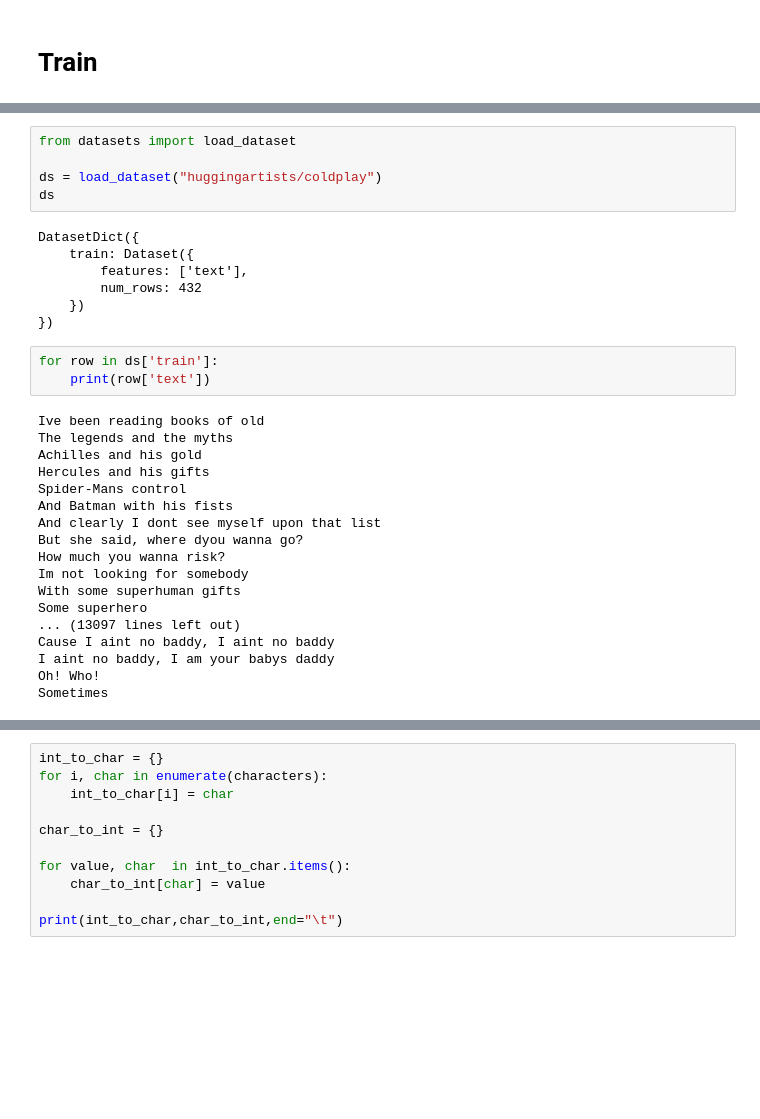
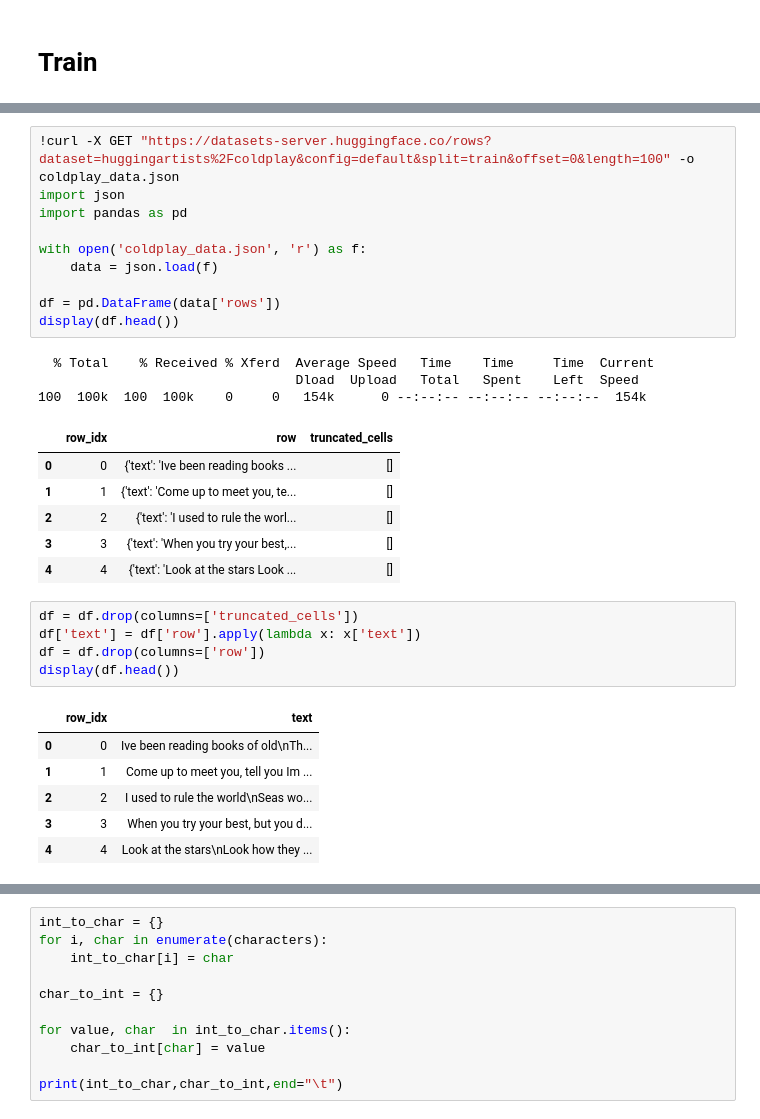
Before and after one commit to Ashish-Abraham/LLM-Boilerplate, a Jupyter notebook: GPTFromScratch.ipynb, the cells around one changed output, grey strips where cells are left out. Drawn from its saved outputs; the diff is of its cells as text; blank space fills up the shorter version.

```diff
--- a/GPTFromScratch.ipynb
+++ b/GPTFromScratch.ipynb
@@ -200,37 +237,36 @@ Requirement already satisfied: yarl<2.0,>=1.17.0 in /usr/local/lib/python3.11/di
 Requirement already satisfied: six>=1.5 in /usr/local/lib/python3.11/dist-packages (from python-dateutil>=2.8.2->pandas->datasets) (1.17.0)
-# %%
-from datasets import load_dataset
-
-ds = load_dataset("huggingartists/coldplay")
-ds
-# %% [output]
-DatasetDict({
-    train: Dataset({
-        features: ['text'],
-        num_rows: 432
-    })
-})
-# %%
-for row in ds['train']:
-    print(row['text'])
-# %% [output]
-Ive been reading books of old
-The legends and the myths
-Achilles and his gold
-Hercules and his gifts
-Spider-Mans control
-And Batman with his fists
-And clearly I dont see myself upon that list
-But she said, where dyou wanna go?
-How much you wanna risk?
-Im not looking for somebody
-With some superhuman gifts
-Some superhero
-... (13097 lines left out)
-Cause I aint no baddy, I aint no baddy
-I aint no baddy, I am your babys daddy
-Oh! Who!
-Sometimes
+# %%
+!curl -X GET "https://datasets-server.huggingface.co/rows?dataset=huggingartists%2Fcoldplay&config=default&split=train&offset=0&length=100" -o coldplay_data.json
+import json
+import pandas as pd
+
+with open('coldplay_data.json', 'r') as f:
+    data = json.load(f)
+
+df = pd.DataFrame(data['rows'])
+display(df.head())
+# %% [output]
+  % Total    % Received % Xferd  Average Speed   Time    Time     Time  Current
+                                 Dload  Upload   Total   Spent    Left  Speed
+100  100k  100  100k    0     0   154k      0 --:--:-- --:--:-- --:--:--  154k
+|  | row_idx | row | truncated_cells |
+| 0 | 0 | {'text': 'Ive been reading books ... | [] |
+| 1 | 1 | {'text': 'Come up to meet you, te... | [] |
+| 2 | 2 | {'text': 'I used to rule the worl... | [] |
+| 3 | 3 | {'text': 'When you try your best,... | [] |
+| 4 | 4 | {'text': 'Look at the stars Look ... | [] |
+# %%
+df = df.drop(columns=['truncated_cells'])
+df['text'] = df['row'].apply(lambda x: x['text'])
+df = df.drop(columns=['row'])
+display(df.head())
+# %% [output]
+|  | row_idx | text |
+| 0 | 0 | Ive been reading books of old\nTh... |
+| 1 | 1 | Come up to meet you, tell you Im ... |
+| 2 | 2 | I used to rule the world\nSeas wo... |
+| 3 | 3 | When you try your best, but you d... |
+| 4 | 4 | Look at the stars\nLook how they ... |
 # %%
 import re
 # Select subsets
```
Also changed, not shown: parts of 19 cells of this notebook.
